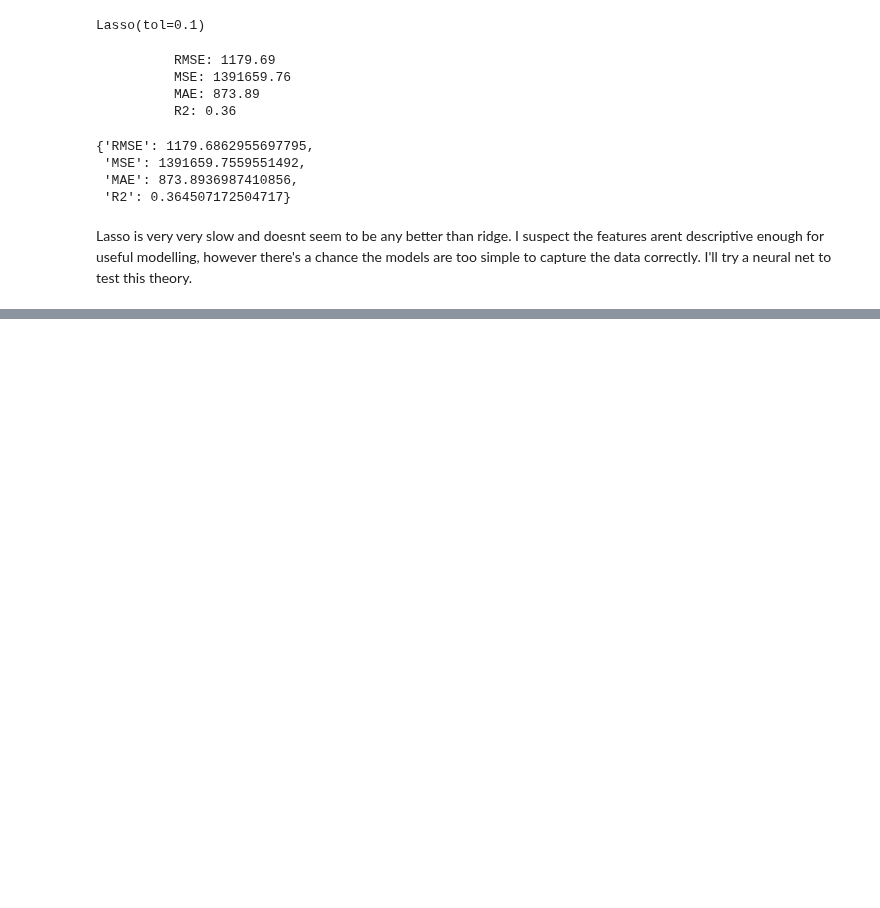
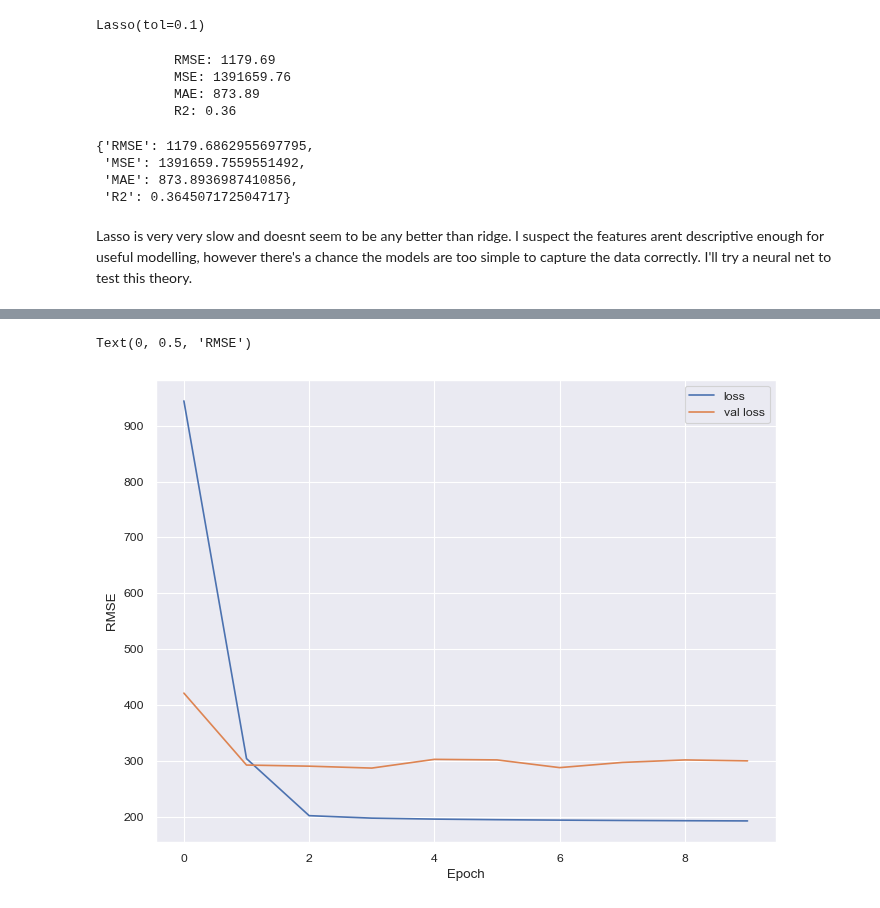
Before and after one commit to jmoro0408/Energy-Forecasting, a Jupyter notebook: scripts/8_modelling.ipynb, the cells around one changed output, grey strips where cells are left out. Drawn from its saved outputs; the diff is of its cells as text; code cells hidden in the pictures; blank space fills up the shorter version.

Commit message:
start neural net modelling

```diff
--- a/scripts/8_modelling.ipynb
+++ b/scripts/8_modelling.ipynb
@@ -266,0 +269,19 @@ Lasso is very very slow and doesnt seem to be any better than ridge. I suspect t
+# %%
+model = keras.Sequential([
+      layers.Dense(64, activation='relu'),
+      layers.Dense(64, activation='relu'),
+      layers.Dense(1)])
+
+model.compile(loss='mean_squared_error',
+                optimizer=tf.keras.optimizers.Adam(0.001))
+
+callback = tf.keras.callbacks.EarlyStopping(monitor='val_loss', patience=3, min_delta = 1000)
+NUM_EPOCHS = 10
+BATCH_SIZE = 512
+# %%
+history = model.fit(X_train,
+                    y_train,
+                    batch_size = BATCH_SIZE,
+                    epochs = NUM_EPOCHS,
+                    validation_data=(X_test, y_test),
+                    callbacks=[callback])
@@ -266,0 +309,9 @@ Lasso is very very slow and doesnt seem to be any better than ridge. I suspect t
+# %%
+fig, ax = plt.subplots(figsize = (8,6))
+sns.lineplot(x = range(NUM_EPOCHS), y = np.sqrt(history.history['loss']), ax = ax, label = 'loss')
+sns.lineplot(x = range(NUM_EPOCHS), y = np.sqrt(history.history['val_loss']), ax = ax, label = 'val loss')
+ax.set_xlabel("Epoch")
+ax.set_ylabel("RMSE")
+# %% [output]
+Text(0, 0.5, 'RMSE')
+[figure, added]
```
Also changed, not shown: parts of 3 cells of this notebook, 1 other file.
